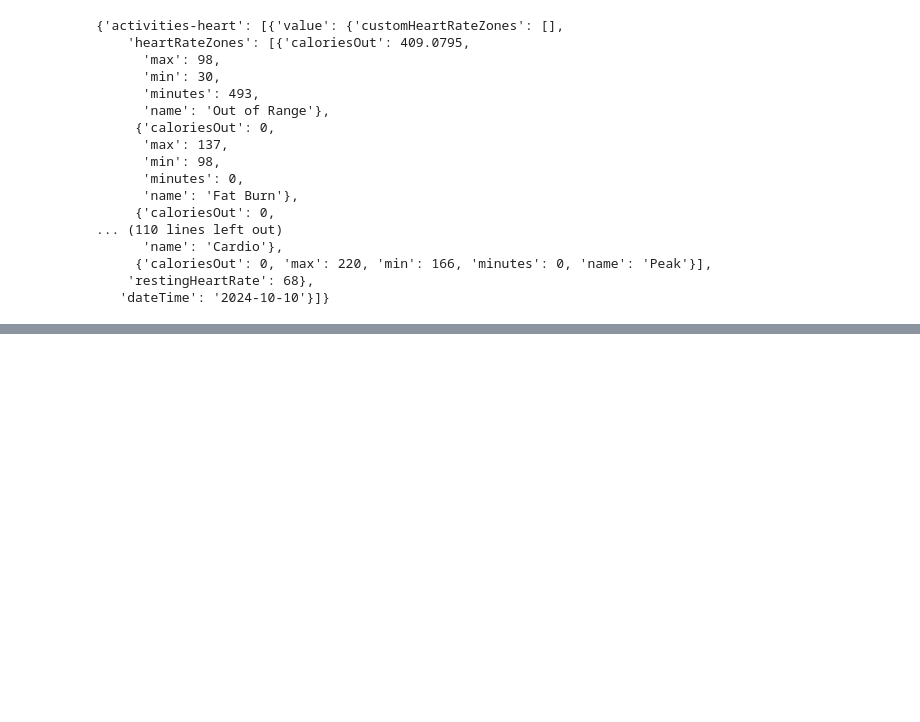
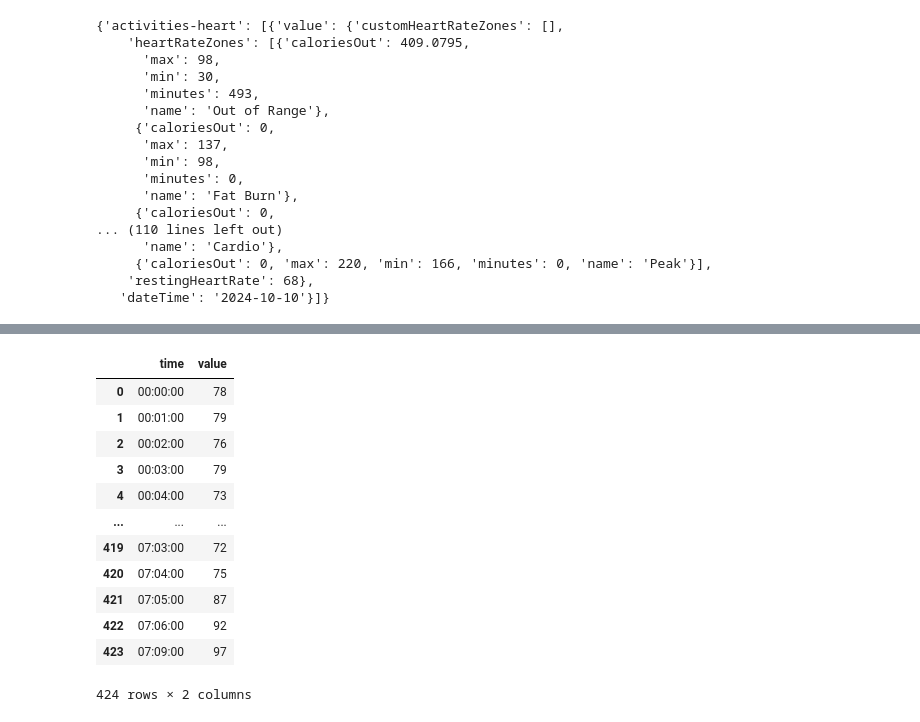
Before and after one commit to claudia-liauw/health-app, a Jupyter notebook: notebooks/2_app.ipynb, the cells around one changed output, grey strips where cells are left out. Cells and saved outputs as stored; diff of their text form; code cells hidden in the pictures; blank space fills up the shorter version.

Commit message:
display today's heart rate

```diff
--- a/notebooks/2_app.ipynb
+++ b/notebooks/2_app.ipynb
@@ -322,0 +327,5 @@ fig.show()
+# %%
+response = requests.get('https://api.fitbit.com/1/user/7NSGVR/activities/heart/date/2024-10-10/1d.json',
+    headers={'Authorization': 'Bearer ' + FITBIT_ACCESS_TOKEN})
+today_json = response.json()
+today_json
@@ -322,0 +350,17 @@ fig.show()
+# %%
+today_heart = pd.DataFrame(today_json['activities-heart-intraday']['dataset'])
+today_heart
+# %% [output]
+|  | time | value |
+| 0 | 00:00:00 | 78 |
+| 1 | 00:01:00 | 79 |
+| 2 | 00:02:00 | 76 |
+| 3 | 00:03:00 | 79 |
+| 4 | 00:04:00 | 73 |
+| ... | ... | ... |
+| 419 | 07:03:00 | 72 |
+| 420 | 07:04:00 | 75 |
+| 421 | 07:05:00 | 87 |
+| 422 | 07:06:00 | 92 |
+| 423 | 07:09:00 | 97 |
+424 rows × 2 columns
```
Also changed, not shown: parts of 5 cells of this notebook, 2 other files.
